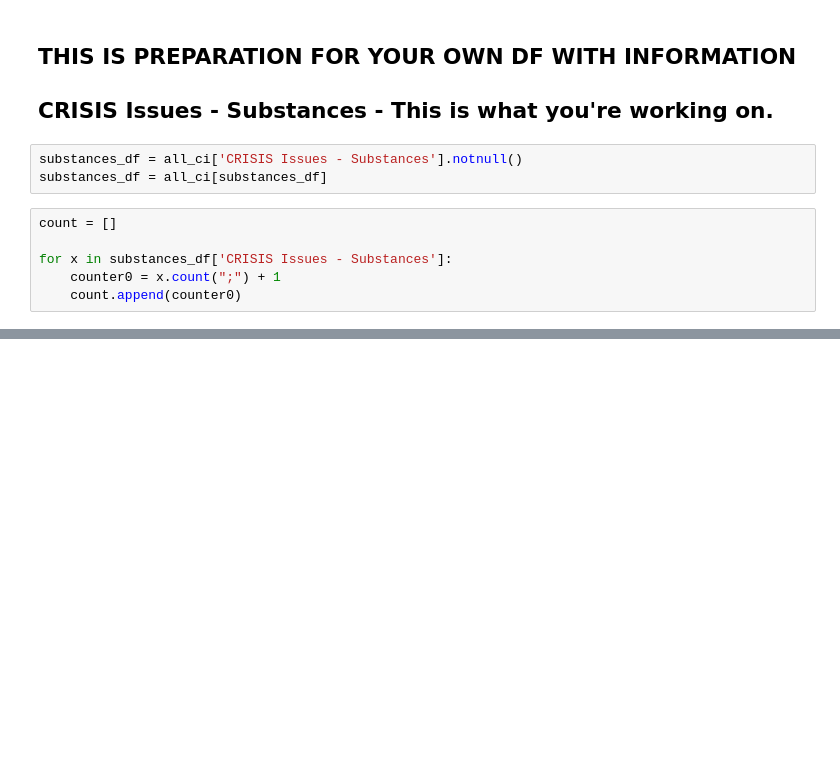
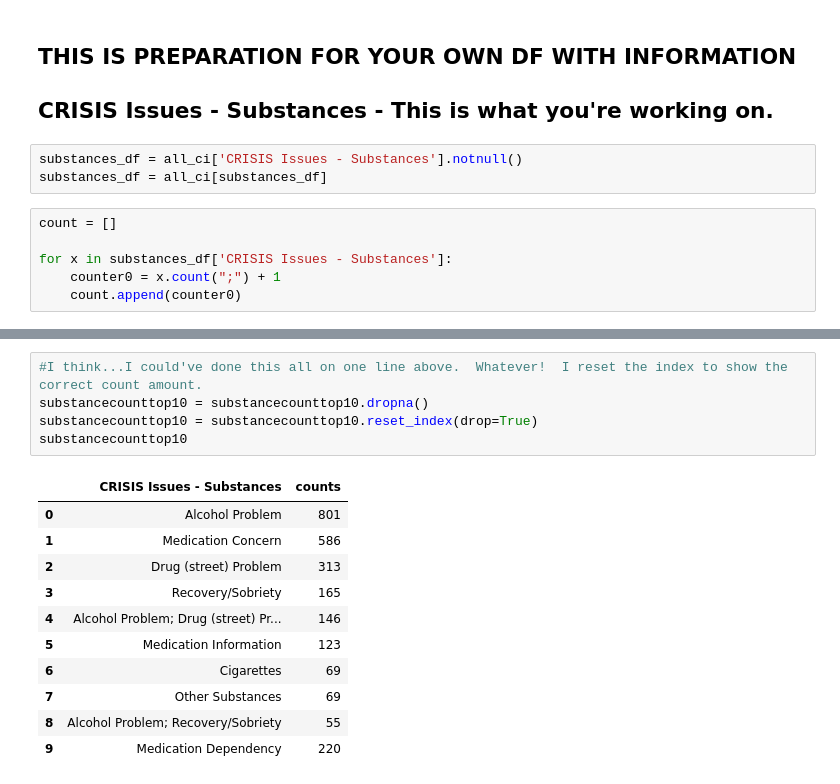
Before and after one commit to NSS-Data-Analytics-Cohort-6/fcs-crisis-data-campers, a Jupyter notebook: Notebooks/FCS-Crisis.ipynb, the cells around one changed output, grey strips where cells are left out. Drawn from its saved outputs; the diff is of its cells as text; blank space fills up the shorter version.

```diff
--- a/Notebooks/FCS-Crisis.ipynb
+++ b/Notebooks/FCS-Crisis.ipynb
@@ -148,0 +380,17 @@ ax.bar_label(ax.containers[0], fmt = '%d',
+# %%
+#I think...I could've done this all on one line above.  Whatever!  I reset the index to show the correct count amount.
+substancecounttop10 = substancecounttop10.dropna()
+substancecounttop10 = substancecounttop10.reset_index(drop=True)
+substancecounttop10
+# %% [output]
+|  | CRISIS Issues - Substances | counts |
+| 0 | Alcohol Problem | 801 |
+| 1 | Medication Concern | 586 |
+| 2 | Drug (street) Problem | 313 |
+| 3 | Recovery/Sobriety | 165 |
+| 4 | Alcohol Problem; Drug (street) Pr... | 146 |
+| 5 | Medication Information | 123 |
+| 6 | Cigarettes | 69 |
+| 7 | Other Substances | 69 |
+| 8 | Alcohol Problem; Recovery/Sobriety | 55 |
+| 9 | Medication Dependency | 220 |
```
Also changed, not shown: parts of 22 cells of this notebook.
